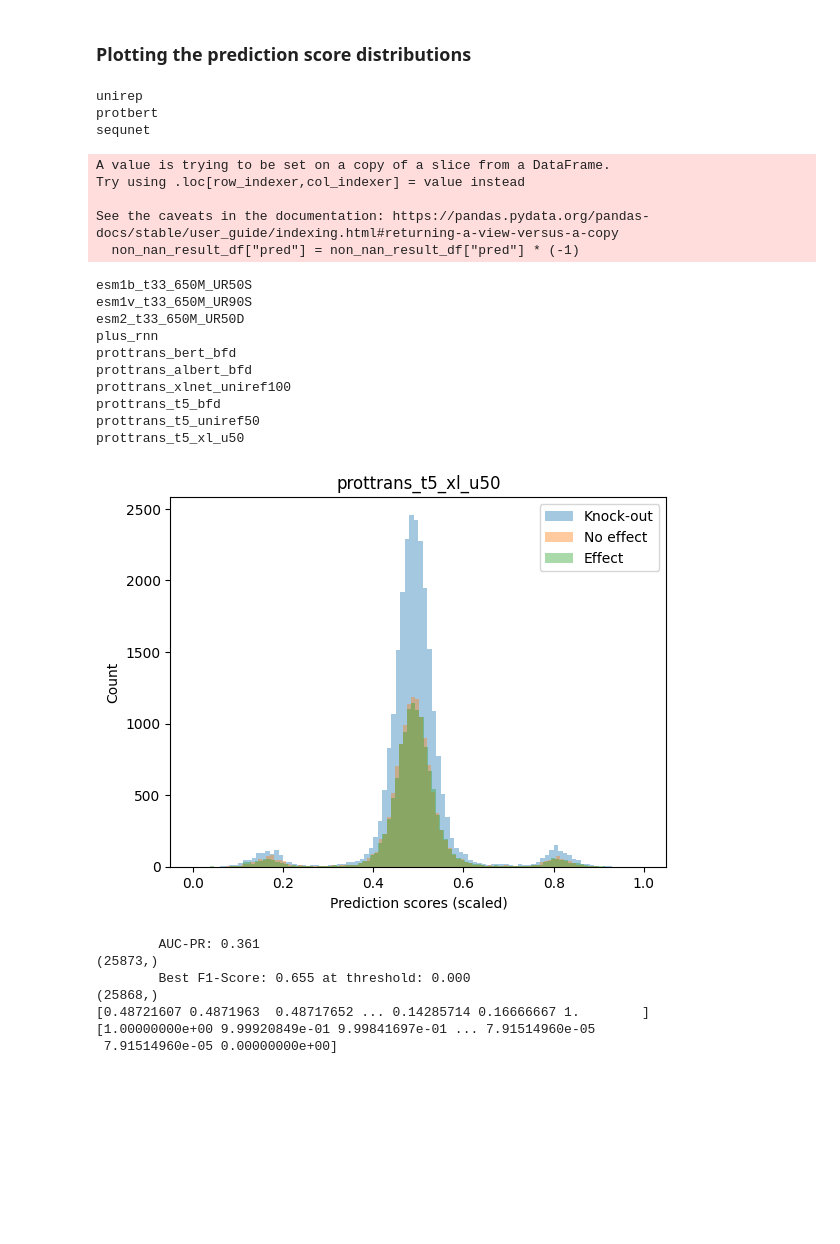
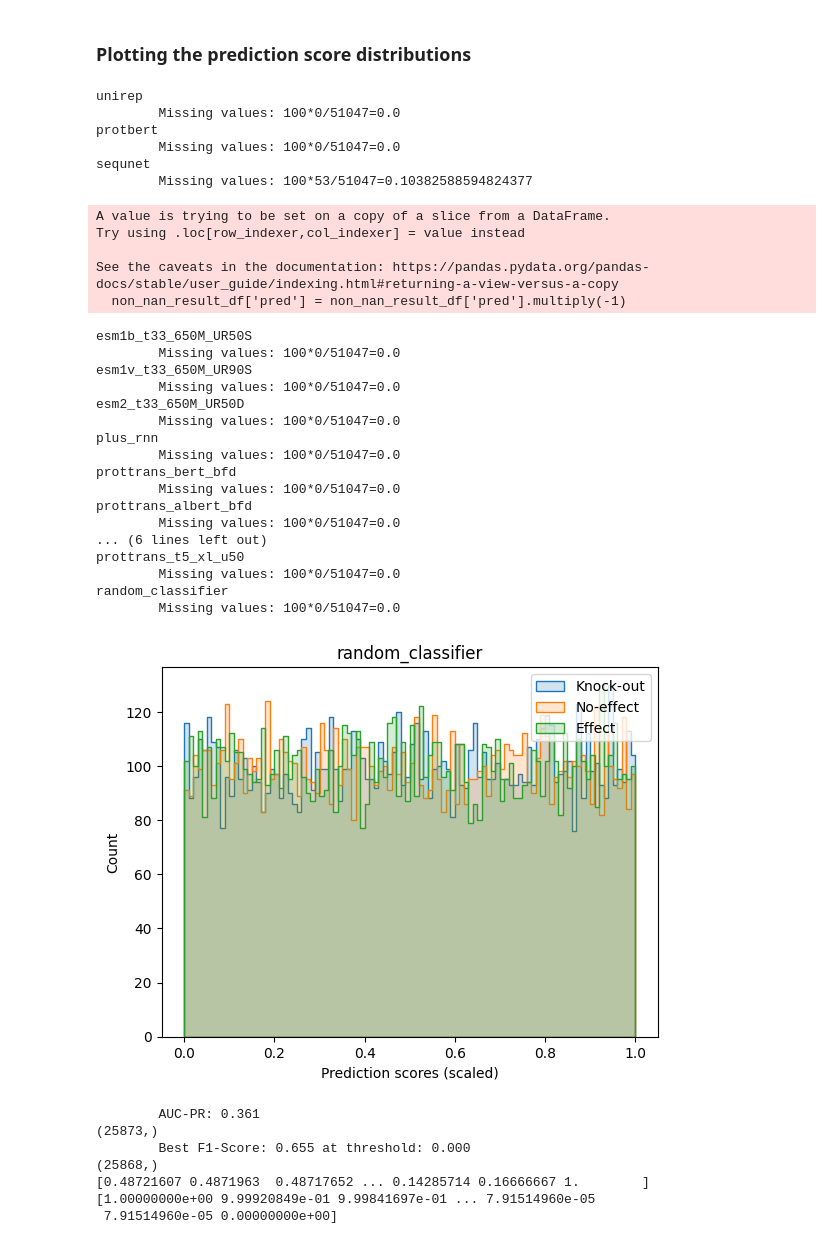
Before and after one commit to akabiraka/variant_effect_analysis, a Jupyter notebook: models/aa_common/performance_analysis_for_PMD.ipynb, the cells around one changed output. Drawn from its saved outputs; the diff is of its cells as text; code cells hidden in the pictures; blank space fills up the shorter version.

```diff
--- a/models/aa_common/performance_analysis_for_PMD.ipynb
+++ b/models/aa_common/performance_analysis_for_PMD.ipynb
@@ -11,28 +12,32 @@ import pandas as pd
 from models.aa_common.performance_metrics import *
 # %%
 task = "pmd_analysis"
+negative_cls = "No-effect"
+positive_cls = "Effect"
+n_samples = 10000
 # ("dbnsfp", "sift"), ("dbnsfp", "polyphen2_HVAR"), ("dbnsfp", "cadd"), ("dbnsfp", "mvp"), ("dbnsfp", "metarnn"), ("dbnsfp", "revel"),
 model_root_and_name_tuple_list = [("tape_rao", "unirep"), ("tape_rao", "protbert"), ("sequnet_dunham", "sequnet"),
                                   ("esm_rives", "esm1b_t33_650M_UR50S"), ("esm_rives", "esm1v_t33_650M_UR90S"), ("esm_rives", "esm2_t33_650M_UR50D"),
                                   ("bioembeddings_dallago", "plus_rnn"),
                                   ("bioembeddings_dallago", "prottrans_bert_bfd"), ("bioembeddings_dallago", "prottrans_albert_bfd"),
                                   ("bioembeddings_dallago", "prottrans_xlnet_uniref100"),
-                                  ("bioembeddings_dallago", "prottrans_t5_bfd"), ("bioembeddings_dallago", "prottrans_t5_uniref50"), ("bioembeddings_dallago", "prottrans_t5_xl_u50")]
+                                  ("bioembeddings_dallago", "prottrans_t5_bfd"), ("bioembeddings_dallago", "prottrans_t5_uniref50"), ("bioembeddings_dallago", "prottrans_t5_xl_u50"),
+                                  ("", "random_classifier")]
 
 # by default, we consider larger means positive class (here Effect), but the following models have specific opposite meaning
 models_smaller_means_damaging = ["sequnet", "sift"]
 
-metrics = ["AUC-ROC", "AUC-PR", "F1-max", "Th-max", "Precision", "Recall", "Accuracy", "Balanced-accuracy", "MCC"]
+metrics = ["KS-statistic", "KS-pvalue", "AUC-ROC", "AUC-PR", "F1-max", "Th-max", "Precision", "Recall", "Accuracy", "Balanced-accuracy", "MCC", "Missing values (%)"]
 # %%
 result_df = pd.read_csv(home_dir+f"models/aa_common/merged_predictions/{task}.csv", sep="\t")
-# result_df = result_df[(result_df["functional_effect"]=="Effect") | (result_df["functional_effect"]=="No effect")]
 print(result_df.shape)
 print(result_df.columns)
 
-result_df.loc[(result_df["functional_effect"]=="Effect") | (result_df["functional_effect"]=="Knock-out"), "class_numeric"] = 1
-result_df.loc[result_df["functional_effect"]=="No effect", "class_numeric"] = 0
+result_df.loc[result_df["functional_effect"]=="Effect","class"] = "Effect"
+result_df.loc[result_df["functional_effect"]=="Knock-out","class"] = "Effect"
+result_df.loc[result_df["functional_effect"]=="No effect","class"] = "No-effect"
 
-result_df["class_numeric"].value_counts()
+result_df["class"].value_counts()
 # %% [output]
 (51047, 28)
 Index(['mut_id', 'pmd_id', 'protein', 'mut_PMD', 'mut_real', 'function',
@@ -204,18 +285,25 @@ out.close()
 ### Plotting the prediction score distributions
 # %%
 import matplotlib.pyplot as plt
+import seaborn as sns
 
 def plot_distribution(result_df):
+    df = result_df.copy(deep=True)
     plt.cla()
-    effect = result_df[result_df["functional_effect"]=="Effect"]
-    knock_out = result_df[result_df["functional_effect"]=="Knock-out"]
-    no_effect = result_df[result_df["functional_effect"]=="No effect"]
+
+    effect = result_df[result_df["functional_effect"]=="Effect"].sample(n=n_samples)
+    knock_out = result_df[result_df["functional_effect"]=="Knock-out"].sample(n=n_samples)
+    no_effect = result_df[result_df["functional_effect"]=="No effect"].sample(n=n_samples)
 
     bins = 100 # 20, 100, 500
-    plt.hist(knock_out["pred"], bins=bins, density=False, log=False, alpha=.4, label=f"Knock-out")
-    plt.hist(no_effect["pred"], bins=bins, density=False, log=False, alpha=.4, label=f"No effect")
-    plt.hist(effect["pred"], bins=bins, density=False, log=False, alpha=.4, label=f"Effect")
+    # plt.hist(knock_out["pred"], bins=bins, density=False, log=False, alpha=.4, label=f"Knock-out")
+    # plt.hist(no_effect["pred"], bins=bins, density=False, log=False, alpha=.4, label=f"No-effect")
+    # plt.hist(effect["pred"], bins=bins, density=False, log=False, alpha=.4, label=f"Effect")
 
+
+    sns.histplot(knock_out["pred"], bins=bins, label=f"Knock-out", element="step", alpha=.2)
+    sns.histplot(no_effect["pred"], bins=bins, label=f"No-effect", element="step", alpha=.2)
+    sns.histplot(effect["pred"], bins=bins, label=f"Effect", element="step", alpha=.2)
 
     plt.title(f"{model_name}")
     plt.legend()
@@ -223,41 +311,54 @@ def plot_distribution(result_df):
     plt.ylabel("Count")
     # plt.show()
     plt.savefig(home_dir+f"models/aa_common/pred_scores_distribution_plots_pmd_analysis/{model_name}.png", dpi=300, format="png", bbox_inches='tight', pad_inches=0.0)
 
+pd.read_csv(home_dir+f"models/aa_common/merged_predictions/{task}.csv", sep="\t")
 for i, (model_root, model_name) in enumerate(model_root_and_name_tuple_list):
+    # model_name = "esm2_t33_650M_UR50D"
     print(model_name)
-    # model_name = "esm2_t33_650M_UR50D"
     model_pred_col = model_name + "_pred"
+    if model_name=="random_classifier":
+        result_df[model_pred_col] = [random.uniform(0,1) for i in range(result_df.shape[0])]
 
     result_df["pred"]=(result_df[model_pred_col]-result_df[model_pred_col].min())/(result_df[model_pred_col].max()-result_df[model_pred_col].min()) # scaling prediction scores between [0, 1]
 
-    non_nan_result_df = result_df[~pd.isna(result_df[model_pred_col])]  # taking df for only non-NAN values
+    non_nan_result_df, _ = get_non_nan_df(result_df, model_pred_col)
 
     if model_name in models_smaller_means_damaging:
-        non_nan_result_df["pred"] = non_nan_result_df["pred"] * (-1)
+        non_nan_result_df['pred'] = non_nan_result_df['pred'].multiply(-1)
 
     plot_distribution(non_nan_result_df)
     # break
 # %% [output]
 unirep
+        Missing values: 100*0/51047=0.0
 protbert
+        Missing values: 100*0/51047=0.0
 sequnet
+        Missing values: 100*53/51047=0.10382588594824377
 A value is trying to be set on a copy of a slice from a DataFrame.
 Try using .loc[row_indexer,col_indexer] = value instead
 
 See the caveats in the documentation: https://pandas.pydata.org/pandas-docs/stable/user_guide/indexing.html#returning-a-view-versus-a-copy
-  non_nan_result_df["pred"] = non_nan_result_df["pred"] * (-1)
+  non_nan_result_df['pred'] = non_nan_result_df['pred'].multiply(-1)
 esm1b_t33_650M_UR50S
+        Missing values: 100*0/51047=0.0
 esm1v_t33_650M_UR90S
+        Missing values: 100*0/51047=0.0
 esm2_t33_650M_UR50D
+        Missing values: 100*0/51047=0.0
 plus_rnn
+        Missing values: 100*0/51047=0.0
 prottrans_bert_bfd
+        Missing values: 100*0/51047=0.0
 prottrans_albert_bfd
-prottrans_xlnet_uniref100
-prottrans_t5_bfd
-prottrans_t5_uniref50
+        Missing values: 100*0/51047=0.0
+... (6 lines left out)
 prottrans_t5_xl_u50
+        Missing values: 100*0/51047=0.0
+random_classifier
+        Missing values: 100*0/51047=0.0
-[figure, old version]
+[figure, new version]
 # %%
 
 
```
Also changed, not shown: parts of 7 cells of this notebook, 1 other file.
